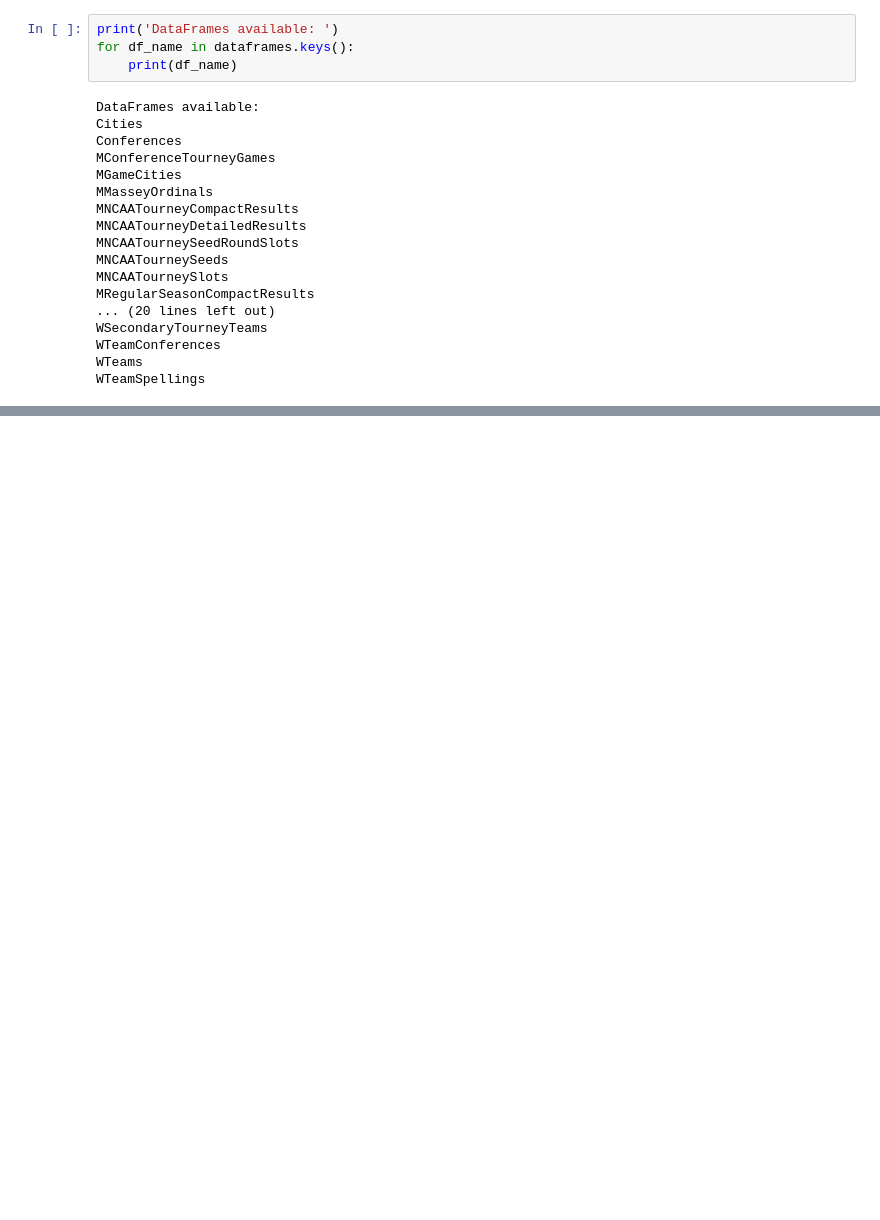
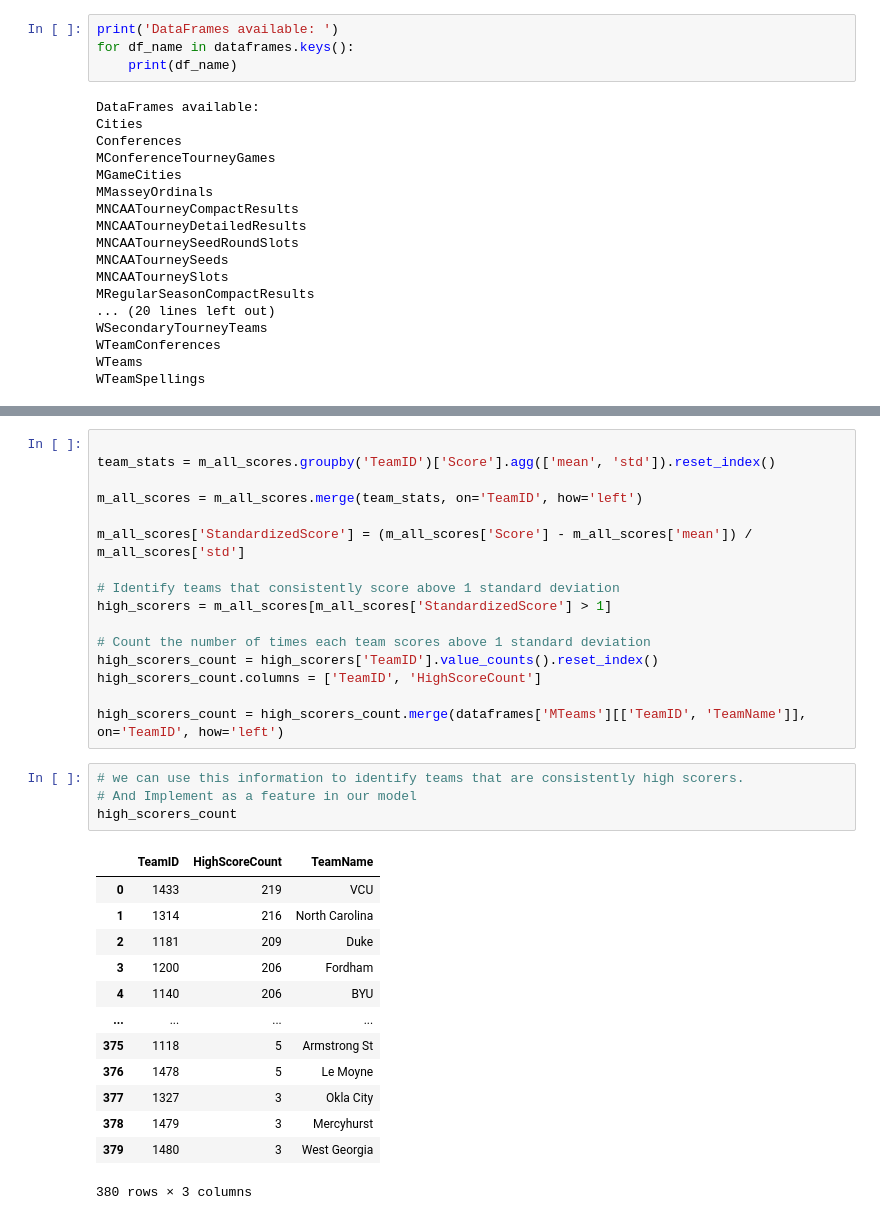
Before and after one commit to faroquehassan/mmlm-2025, a Jupyter notebook: notebook.ipynb, the cells around one changed output, grey strips where cells are left out. Cells and saved outputs as stored; diff of their text form; blank space fills up the shorter version.

```diff
--- a/notebook.ipynb
+++ b/notebook.ipynb
@@ -112,0 +156,34 @@ dataframes['MRegularSeasonCompactResults'].groupby
+# %%
+
+team_stats = m_all_scores.groupby('TeamID')['Score'].agg(['mean', 'std']).reset_index()
+
+m_all_scores = m_all_scores.merge(team_stats, on='TeamID', how='left')
+
+m_all_scores['StandardizedScore'] = (m_all_scores['Score'] - m_all_scores['mean']) / m_all_scores['std']
+
+# Identify teams that consistently score above 1 standard deviation
+high_scorers = m_all_scores[m_all_scores['StandardizedScore'] > 1]
+
+# Count the number of times each team scores above 1 standard deviation
+high_scorers_count = high_scorers['TeamID'].value_counts().reset_index()
+high_scorers_count.columns = ['TeamID', 'HighScoreCount']
+
+high_scorers_count = high_scorers_count.merge(dataframes['MTeams'][['TeamID', 'TeamName']], on='TeamID', how='left')
+# %%
+# we can use this information to identify teams that are consistently high scorers.
+# And Implement as a feature in our model
+high_scorers_count
+# %% [output]
+|  | TeamID | HighScoreCount | TeamName |
+| 0 | 1433 | 219 | VCU |
+| 1 | 1314 | 216 | North Carolina |
+| 2 | 1181 | 209 | Duke |
+| 3 | 1200 | 206 | Fordham |
+| 4 | 1140 | 206 | BYU |
+| ... | ... | ... | ... |
+| 375 | 1118 | 5 | Armstrong St |
+| 376 | 1478 | 5 | Le Moyne |
+| 377 | 1327 | 3 | Okla City |
+| 378 | 1479 | 3 | Mercyhurst |
+| 379 | 1480 | 3 | West Georgia |
+380 rows × 3 columns
```
Also changed, not shown: parts of 11 cells of this notebook.
